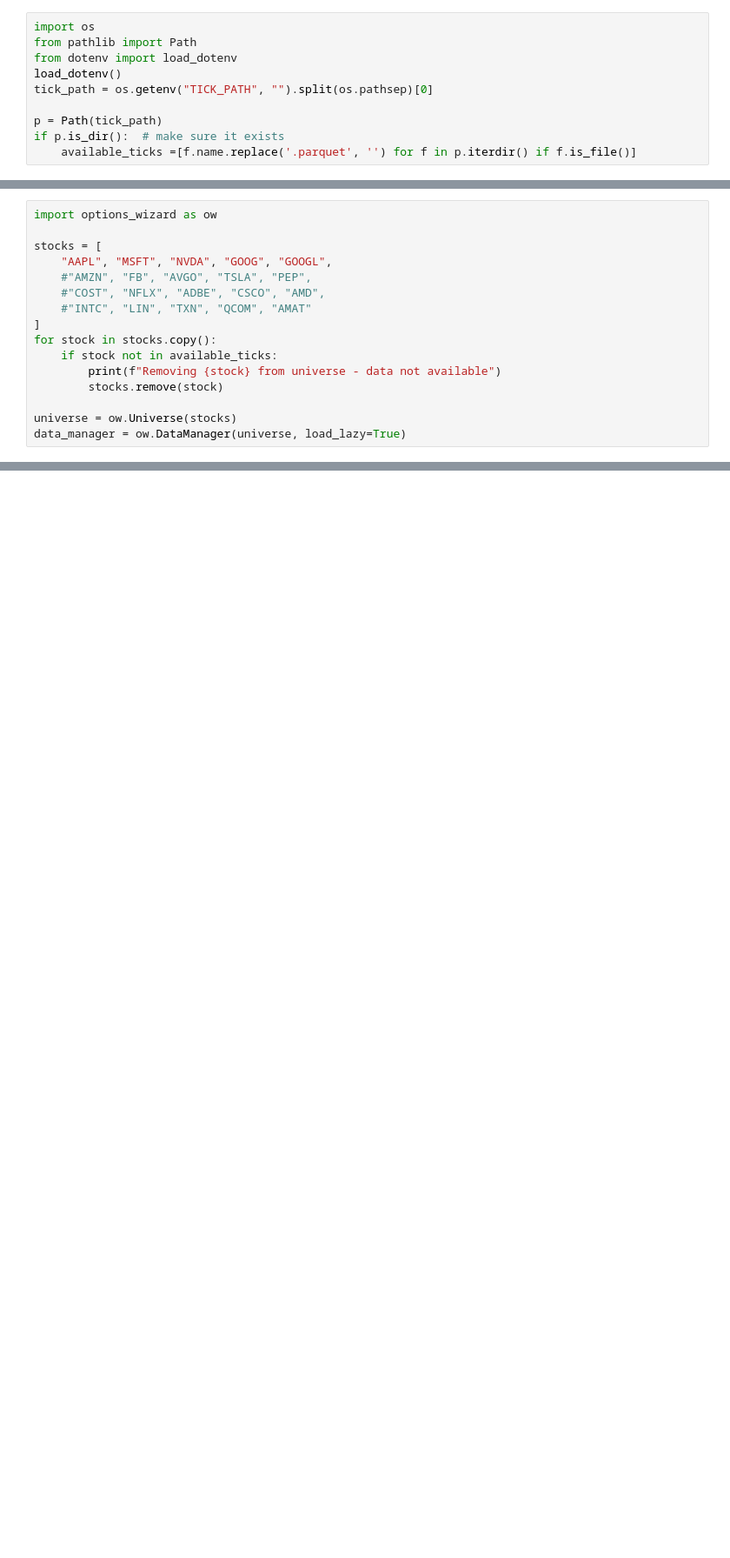
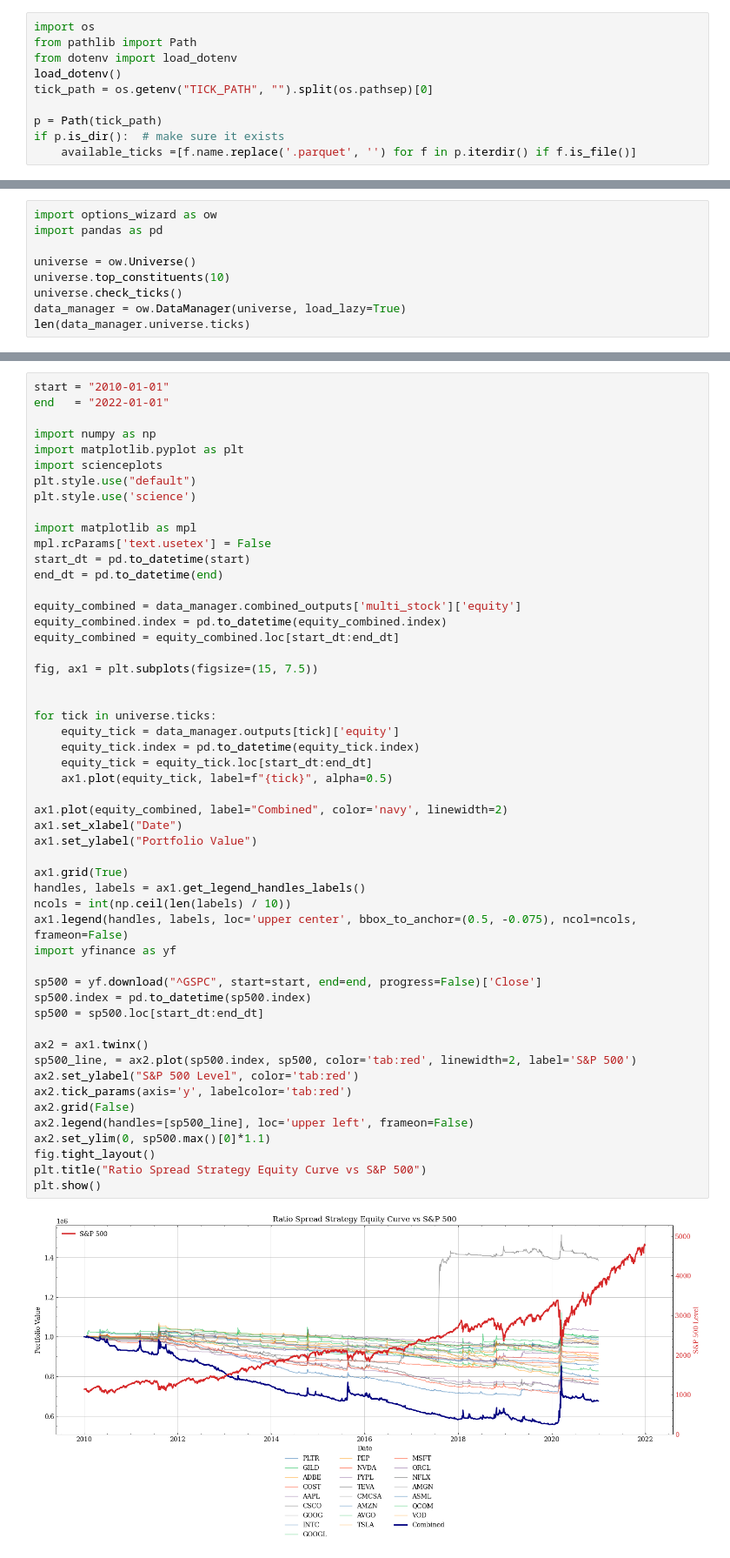
Before and after one commit to cja119/options_wizard, a Jupyter notebook: notebooks/ratio_spread.ipynb, the cells around one changed output, grey strips where cells are left out. Shown at 87% size. Drawn from its saved outputs; the diff is of its cells as text; blank space fills up the shorter version.

```diff
--- a/notebooks/ratio_spread.ipynb
+++ b/notebooks/ratio_spread.ipynb
@@ -11,16 +16,9 @@ if p.is_dir():  # make sure it exists
 # %%
 import options_wizard as ow
+import pandas as pd
 
-stocks = [
-    "AAPL", "MSFT", "NVDA", "GOOG", "GOOGL",
-    #"AMZN", "FB", "AVGO", "TSLA", "PEP",
-    #"COST", "NFLX", "ADBE", "CSCO", "AMD",
-    #"INTC", "LIN", "TXN", "QCOM", "AMAT"
-]
-for stock in stocks.copy():
-    if stock not in available_ticks:
-        print(f"Removing {stock} from universe - data not available")
-        stocks.remove(stock)
-
-universe = ow.Universe(stocks)
+universe = ow.Universe()
+universe.top_constituents(10)
+universe.check_ticks()
 data_manager = ow.DataManager(universe, load_lazy=True)
+len(data_manager.universe.ticks)
@@ -124,0 +64,54 @@ for ticker, df in outputs.items():
+# %%
+start = "2010-01-01"
+end   = "2022-01-01"
+
+import numpy as np
+import matplotlib.pyplot as plt
+import scienceplots
+plt.style.use("default")
+plt.style.use('science')
+
+import matplotlib as mpl
+mpl.rcParams['text.usetex'] = False
+start_dt = pd.to_datetime(start)
+end_dt = pd.to_datetime(end)
+
+equity_combined = data_manager.combined_outputs['multi_stock']['equity']
+equity_combined.index = pd.to_datetime(equity_combined.index)
+equity_combined = equity_combined.loc[start_dt:end_dt]
+
+fig, ax1 = plt.subplots(figsize=(15, 7.5))
+
+
+for tick in universe.ticks:
+    equity_tick = data_manager.outputs[tick]['equity']
+    equity_tick.index = pd.to_datetime(equity_tick.index)
+    equity_tick = equity_tick.loc[start_dt:end_dt]
+    ax1.plot(equity_tick, label=f"{tick}", alpha=0.5)
+
+ax1.plot(equity_combined, label="Combined", color='navy', linewidth=2)
+ax1.set_xlabel("Date")
+ax1.set_ylabel("Portfolio Value")
+
+ax1.grid(True)
+handles, labels = ax1.get_legend_handles_labels()
+ncols = int(np.ceil(len(labels) / 10))
+ax1.legend(handles, labels, loc='upper center', bbox_to_anchor=(0.5, -0.075), ncol=ncols, frameon=False)
+import yfinance as yf
+
+sp500 = yf.download("^GSPC", start=start, end=end, progress=False)['Close']
+sp500.index = pd.to_datetime(sp500.index)
+sp500 = sp500.loc[start_dt:end_dt]
+
+ax2 = ax1.twinx()
+sp500_line, = ax2.plot(sp500.index, sp500, color='tab:red', linewidth=2, label='S&P 500')
+ax2.set_ylabel("S&P 500 Level", color='tab:red')
+ax2.tick_params(axis='y', labelcolor='tab:red')
+ax2.grid(False)
+ax2.legend(handles=[sp500_line], loc='upper left', frameon=False)
+ax2.set_ylim(0, sp500.max()[0]*1.1)
+fig.tight_layout()
+plt.title("Ratio Spread Strategy Equity Curve vs S&P 500")
+plt.show()
+# %% [output]
+[figure, added]
```
Also changed, not shown: parts of 22 cells of this notebook, 8 other files.
